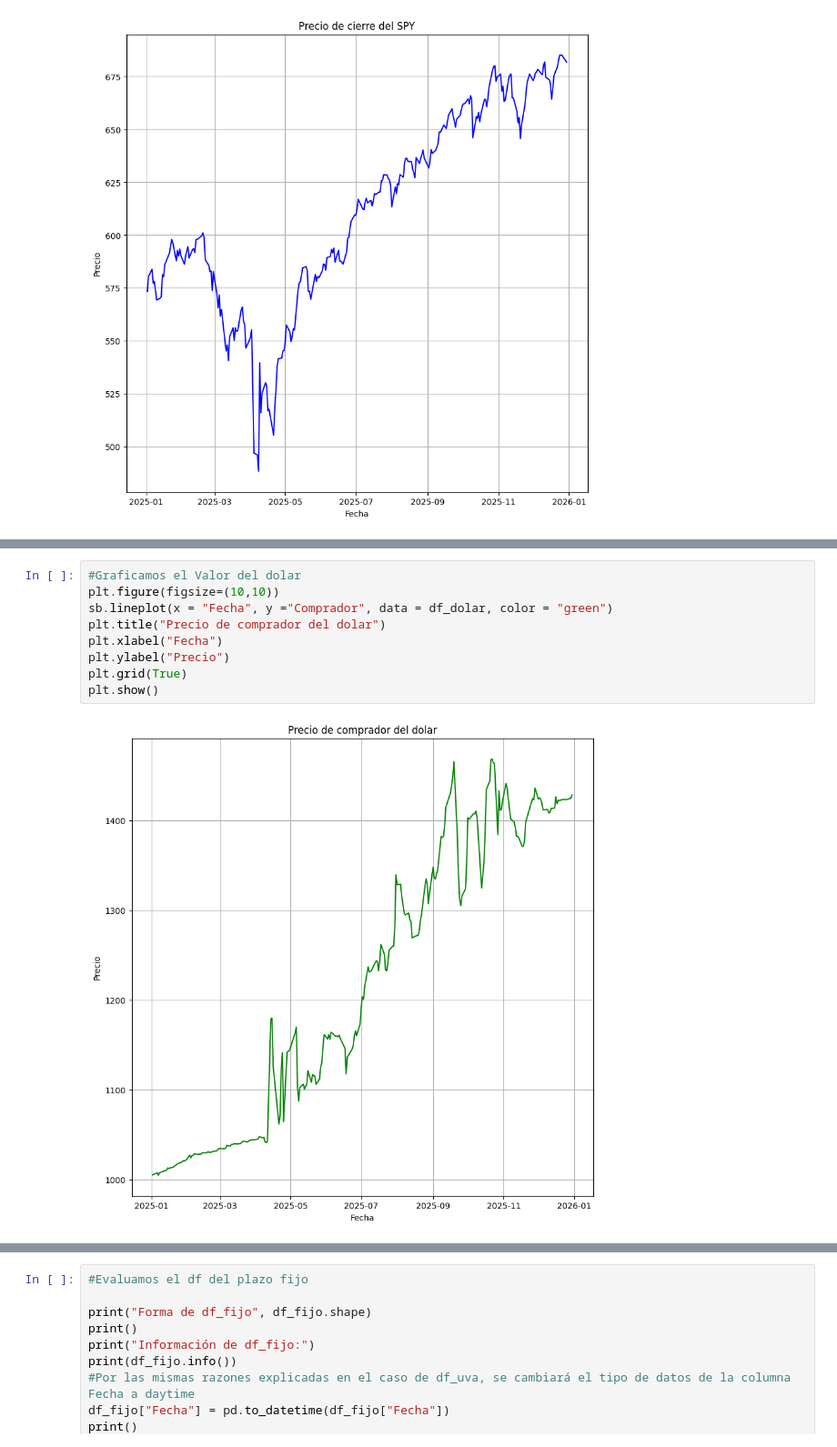
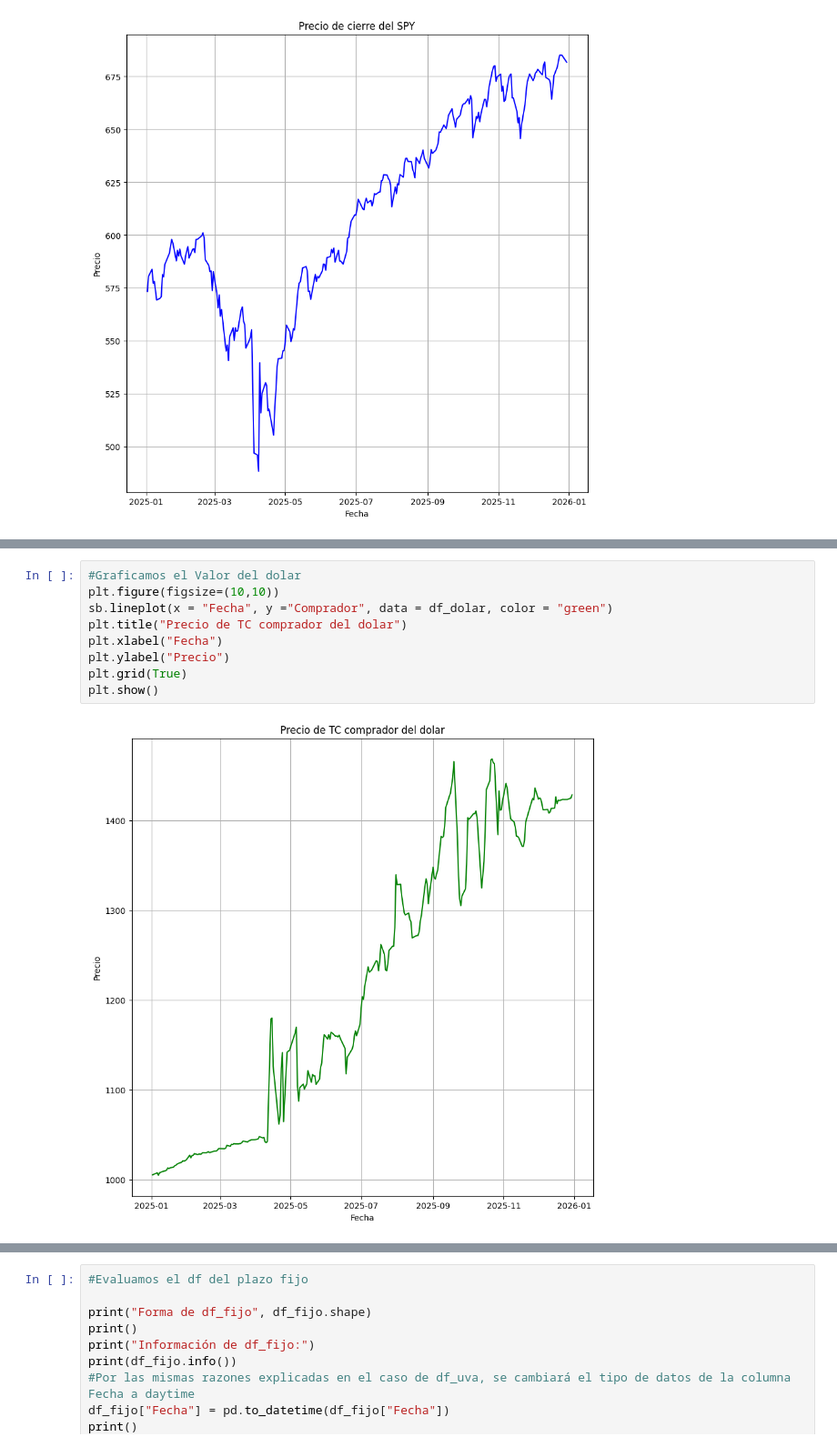
Before and after one commit to fnlopezsanz/TP_Lab_Met_Cuantitativos_Inversiones, a Jupyter notebook: notebook_inversiones.ipynb, the cells around one changed output, grey strips where cells are left out. Shown at 91% size. Drawn from its saved outputs; the diff is of its cells as text.

```diff
--- a/notebook_inversiones.ipynb
+++ b/notebook_inversiones.ipynb
@@ -166,14 +166,14 @@ dtypes: object(3)
 # %%
 #Graficamos el Valor del dolar
 plt.figure(figsize=(10,10))
 sb.lineplot(x = "Fecha", y ="Comprador", data = df_dolar, color = "green")
-plt.title("Precio de comprador del dolar")
+plt.title("Precio de TC comprador del dolar")
 plt.xlabel("Fecha")
 plt.ylabel("Precio")
 plt.grid(True)
 plt.show()
 # %% [output]
-[figure, old version]
+[figure, new version]
 # %%
 #Evaluamos el df del plazo UVA
 
```
Also changed, not shown: parts of 9 cells of this notebook.
